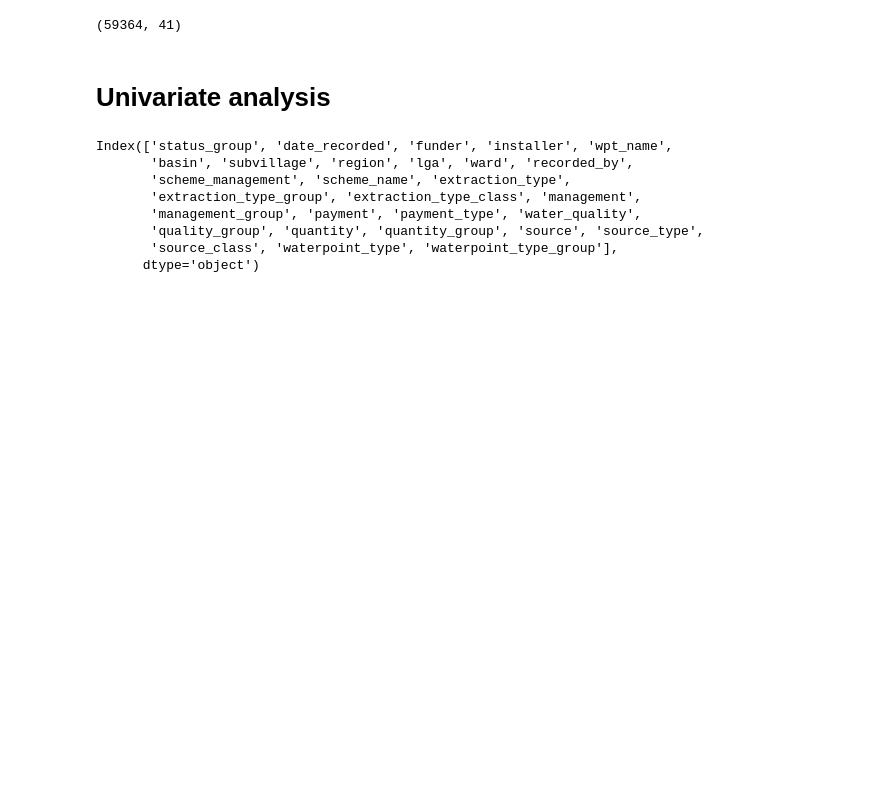
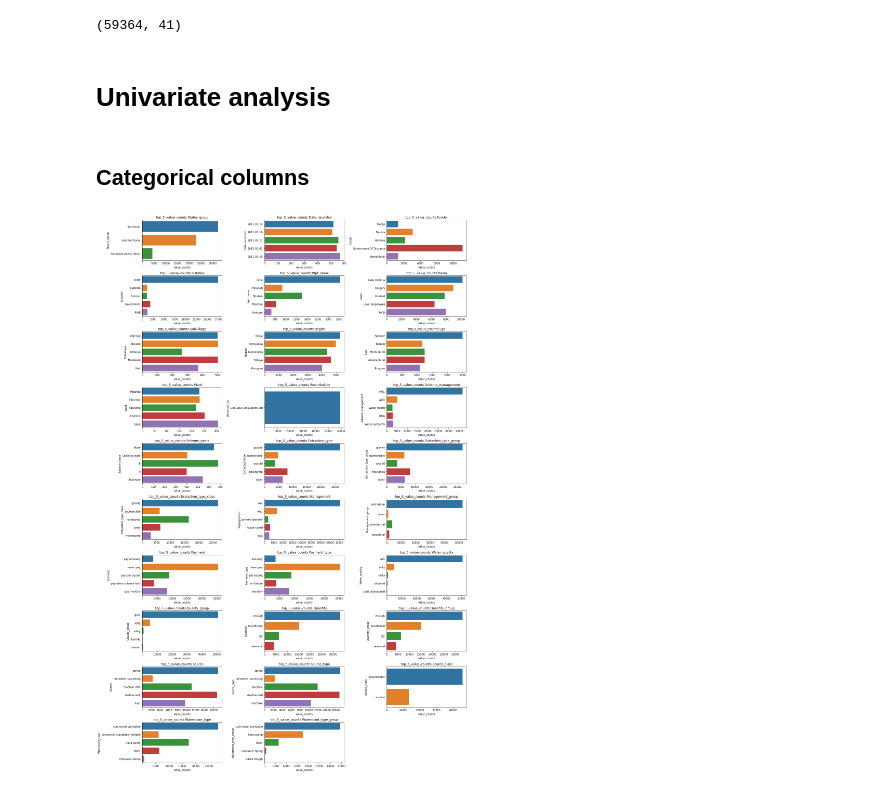
Before and after one commit to stephenmungai/phase3_project, a Jupyter notebook: index.ipynb, the cells around one changed output. Saved outputs shown, nothing was run; the diff lists cells and outputs as text; code cells hidden in the pictures; blank space fills up the shorter version.

```diff
--- a/index.ipynb
+++ b/index.ipynb
@@ -351,20 +353,32 @@ df_merge.shape
 df_cleaned = df_merge.copy()
 # %% [markdown]
 # Univariate analysis
-# %%
-# lets create visualisations to look at value counts of all data types that are object
-
-object_columns = df_cleaned.select_dtypes(include = "object").columns
-
-
-number_of_cols = 3
-fig, axes = plt.subplots(nrows=  )
-# %% [output]
-Index(['status_group', 'date_recorded', 'funder', 'installer', 'wpt_name',
-       'basin', 'subvillage', 'region', 'lga', 'ward', 'recorded_by',
-       'scheme_management', 'scheme_name', 'extraction_type',
-       'extraction_type_group', 'extraction_type_class', 'management',
-       'management_group', 'payment', 'payment_type', 'water_quality',
-       'quality_group', 'quantity', 'quantity_group', 'source', 'source_type',
-       'source_class', 'waterpoint_type', 'waterpoint_type_group'],
-      dtype='object')
+# %% [markdown]
+## Categorical columns
+# %%
+# lets create visualisations to look at value counts of all data types that are object
+
+object_columns = df_cleaned.select_dtypes(include = "object").columns
+
+# initializing the columns to be on the figure
+number_of_cols = 3
+fig, axes = plt.subplots(nrows= math.ceil(len(object_columns)/ number_of_cols),ncols= number_of_cols, figsize=(20,30))
+# Flatten the axes for easier iteration
+axes = axes.flatten()
+for i, col in enumerate(object_columns):
+    # Filter out 'unknown' values
+    filtered_data = df_cleaned[df_cleaned[col] != 'unknown']
+    top_values= filtered_data[col].value_counts().nlargest(5).index
+    sns.countplot(y = col, data = filtered_data[filtered_data[col].isin(top_values)],ax= axes[i])
+    axes[i].set_title(f'top_5_value_counts {col.capitalize()}')
+    axes[i].set_ylabel(col.capitalize())
+    axes[i].set_xlabel("value_counts")
+
+#removing any extra subplots that may form
+for j in range(i + 1, len(axes)):
+    fig.delaxes(axes[j])
+
+plt.tight_layout()
+plt.show()
+# %% [output]
+[figure, added]
```
Also changed, not shown: parts of 85 cells of this notebook.
